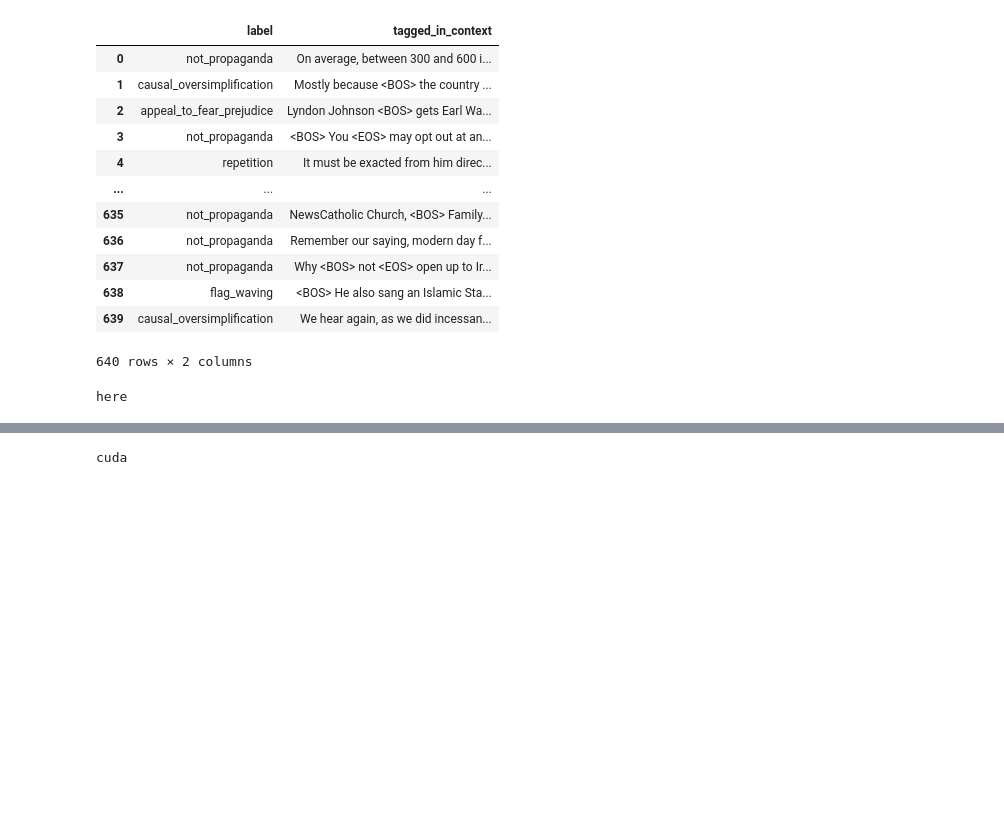
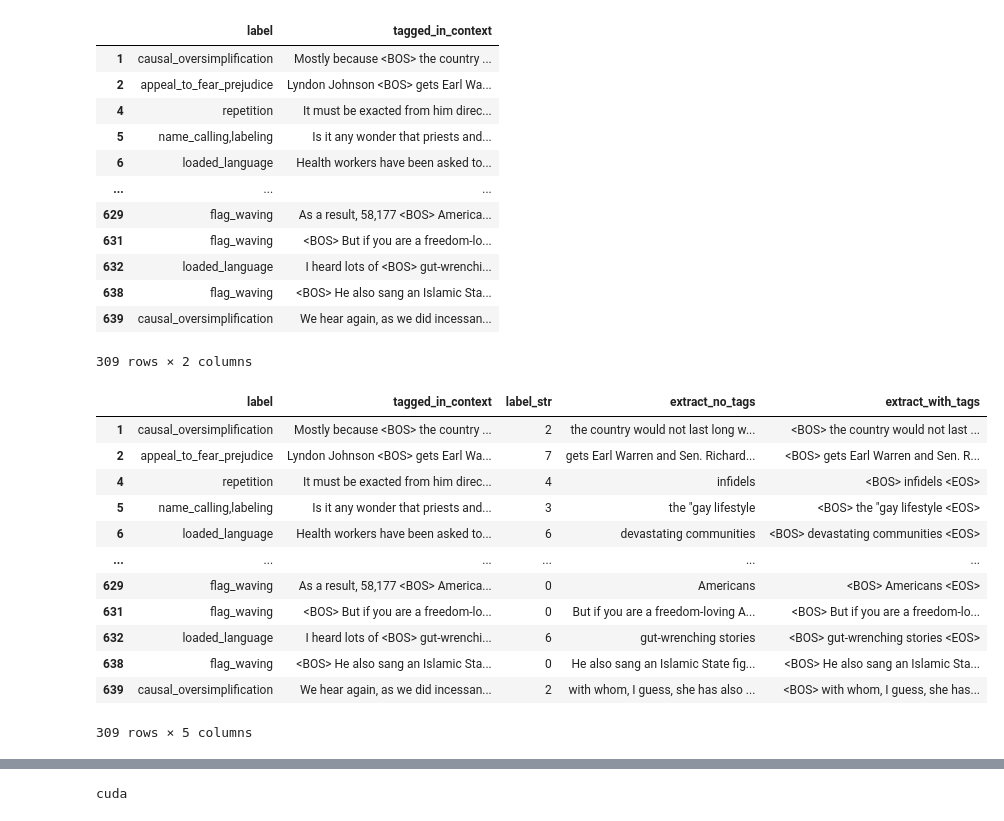
Before and after one commit to raymondfdavey/NLP_ASSESSMENT, a Jupyter notebook: GET_FRESH_2.ipynb, the cells around one changed output, grey strips where cells are left out. Saved outputs shown, nothing was run; the diff lists cells and outputs as text; code cells hidden in the pictures; blank space fills up the shorter version.

```diff
--- a/GET_FRESH_2.ipynb
+++ b/GET_FRESH_2.ipynb
@@ -24,85 +24,73 @@ if IN_COLAB:
 
 train_df=pd.read_csv(train_path,delimiter="\t",quotechar='|')
 val_df=pd.read_csv(val_path,delimiter="\t",quotechar='|')
-
+train_df = train_df.drop(train_df[train_df['label'] == 'not_propaganda'].index)
+val_df = val_df.drop(val_df[val_df['label'] == 'not_propaganda'].index)
 train_df
 val_df
 # %% [output]
 |  | label | tagged_in_context |
-| 0 | not_propaganda | On average, between 300 and 600 i... |
 | 1 | causal_oversimplification | Mostly because <BOS> the country ... |
 | 2 | appeal_to_fear_prejudice | Lyndon Johnson <BOS> gets Earl Wa... |
-| 3 | not_propaganda | <BOS> You <EOS> may opt out at an... |
 | 4 | repetition | It must be exacted from him direc... |
+| 5 | name_calling,labeling | Is it any wonder that priests and... |
+| 6 | loaded_language | Health workers have been asked to... |
 | ... | ... | ... |
-| 635 | not_propaganda | NewsCatholic Church, <BOS> Family... |
-| 636 | not_propaganda | Remember our saying, modern day f... |
-| 637 | not_propaganda | Why <BOS> not <EOS> open up to Ir... |
+| 629 | flag_waving | As a result, 58,177 <BOS> America... |
+| 631 | flag_waving | <BOS> But if you are a freedom-lo... |
+| 632 | loaded_language | I heard lots of <BOS> gut-wrenchi... |
 | 638 | flag_waving | <BOS> He also sang an Islamic Sta... |
 | 639 | causal_oversimplification | We hear again, as we did incessan... |
-640 rows × 2 columns
+309 rows × 2 columns
 # %%
 import re
 experiment = True
 
 def extract_tagged_section(row):
     pattern = r'<BOS>.*?<EOS>'
     match = re.search(pattern, row['tagged_in_context'])
     return match.group() if match else ""
 
 def extract_text_inside_tags(row):
     pattern = r'<BOS>(.*?)<EOS>'
     match = re.search(pattern, row['tagged_in_context'])
     return match.group(1).strip() if match else ""
 
 def transform_multi_label(row):
     new_value = label_to_id[row['label']]
     return new_value
 
 def transform_strip_tag(row):
     sent = row['tagged_in_context']
     cleaned_string = sent.replace("<BOS>", "")
     cleaned_string = cleaned_string.replace("<EOS>", "")
     return cleaned_string
 
 
-if not experiment:
-  label_to_id = {'flag_waving': 0, 'exaggeration,minimisation': 1, 'causal_oversimplification': 2, 'name_calling,labeling': 3, 'repetition': 4, 'doubt': 5, 'not_propaganda': 6, 'loaded_language': 7, 'appeal_to_fear_prejudice': 8}
-  id_to_label = {0: 'flag_waving', 1: 'exaggeration,minimisation', 2: 'causal_oversimplification', 3: 'name_calling,labeling', 4: 'repetition', 5: 'doubt', 6: 'not_propaganda', 7: 'loaded_language', 8: 'appeal_to_fear_prejudice'}
 
-  train_df['label_str'] = train_df.apply(transform_multi_label, axis=1)
-  # train_df['original_without_snip_tags'] = train_df.apply(transform_strip_tag, axis=1)
-  train_df['extract_no_tags'] = train_df.apply(extract_text_inside_tags, axis=1)
-  train_df['extract_with_tags'] = train_df.apply(extract_tagged_section, axis=1)
+label_to_id = {'flag_waving': 0, 'exaggeration,minimisation': 1, 'causal_oversimplification': 2, 'name_calling,labeling': 3, 'repetition': 4, 'doubt': 5, 'loaded_language': 6, 'appeal_to_fear_prejudice': 7}
+id_to_label = {0: 'flag_waving', 1: 'exaggeration,minimisation', 2: 'causal_oversimplification', 3: 'name_calling,labeling', 4: 'repetition', 5: 'doubt',6: 'loaded_language', 7: 'appeal_to_fear_prejudice'}
 
-  val_df['label_str'] = val_df.apply(transform_multi_label, axis=1)
-  val_df['extract_no_tags'] = val_df.apply(extract_text_inside_tags, axis=1)
-  val_df['extract_with_tags'] = val_df.apply(extract_tagged_section, axis=1)
-  # val_df['original_without_snip_tags'] = val_df.apply(transform_strip_tag, axis=1)
+train_df['label_str'] = train_df.apply(transform_multi_label, axis=1)
+train_df['extract_no_tags'] = train_df.apply(extract_text_inside_tags, axis=1)
+train_df['extract_with_tags'] = train_df.apply(extract_tagged_section, axis=1)
 
-  train_df
-  val_df
+val_df['label_str'] = val_df.apply(transform_multi_label, axis=1)
+val_df['extract_no_tags'] = val_df.apply(extract_text_inside_tags, axis=1)
+val_df['extract_with_tags'] = val_df.apply(extract_tagged_section, axis=1)
 
-if experiment:
-  print('here')
-  # Drop rows where 'label' is 'not_propaganda' in train_df and val_df
-  train_df = train_df.drop(train_df[train_df['label'] == 'not_propaganda'].index)
-  val_df = val_df.drop(val_df[val_df['label'] == 'not_propaganda'].index)
-
-  label_to_id = {'flag_waving': 0, 'exaggeration,minimisation': 1, 'causal_oversimplification': 2, 'name_calling,labeling': 3, 'repetition': 4, 'doubt': 5, 'loaded_language': 6, 'appeal_to_fear_prejudice': 7}
-  id_to_label = {0: 'flag_waving', 1: 'exaggeration,minimisation', 2: 'causal_oversimplification', 3: 'name_calling,labeling', 4: 'repetition', 5: 'doubt',6: 'loaded_language', 7: 'appeal_to_fear_prejudice'}
-
-  train_df['label_str'] = train_df.apply(transform_multi_label, axis=1)
-  # train_df['original_without_snip_tags'] = train_df.apply(transform_strip_tag, axis=1)
-  train_df['extract_no_tags'] = train_df.apply(extract_text_inside_tags, axis=1)
-  train_df['extract_with_tags'] = train_df.apply(extract_tagged_section, axis=1)
-
-  val_df['label_str'] = val_df.apply(transform_multi_label, axis=1)
-  val_df['extract_no_tags'] = val_df.apply(extract_text_inside_tags, axis=1)
-  val_df['extract_with_tags'] = val_df.apply(extract_tagged_section, axis=1)
-  # val_df['original_without_snip_tags'] = val_df.apply(transform_strip_tag, axis=1)
-
-
-  val_df
+val_df
 # %% [output]
+|  | label | tagged_in_context | label_str | extract_no_tags | extract_with_tags |
+| 1 | causal_oversimplification | Mostly because <BOS> the country ... | 2 | the country would not last long w... | <BOS> the country would not last ... |
+| 2 | appeal_to_fear_prejudice | Lyndon Johnson <BOS> gets Earl Wa... | 7 | gets Earl Warren and Sen. Richard... | <BOS> gets Earl Warren and Sen. R... |
+| 4 | repetition | It must be exacted from him direc... | 4 | infidels | <BOS> infidels <EOS> |
+| 5 | name_calling,labeling | Is it any wonder that priests and... | 3 | the "gay lifestyle | <BOS> the "gay lifestyle <EOS> |
+| 6 | loaded_language | Health workers have been asked to... | 6 | devastating communities | <BOS> devastating communities <EOS> |
+| ... | ... | ... | ... | ... | ... |
+| 629 | flag_waving | As a result, 58,177 <BOS> America... | 0 | Americans | <BOS> Americans <EOS> |
+| 631 | flag_waving | <BOS> But if you are a freedom-lo... | 0 | But if you are a freedom-loving A... | <BOS> But if you are a freedom-lo... |
+| 632 | loaded_language | I heard lots of <BOS> gut-wrenchi... | 6 | gut-wrenching stories | <BOS> gut-wrenching stories <EOS> |
+| 638 | flag_waving | <BOS> He also sang an Islamic Sta... | 0 | He also sang an Islamic State fig... | <BOS> He also sang an Islamic Sta... |
+| 639 | causal_oversimplification | We hear again, as we did incessan... | 2 | with whom, I guess, she has also ... | <BOS> with whom, I guess, she has... |
-here
+309 rows × 5 columns
```
Also changed, not shown: parts of 11 cells of this notebook, 8 other files.
